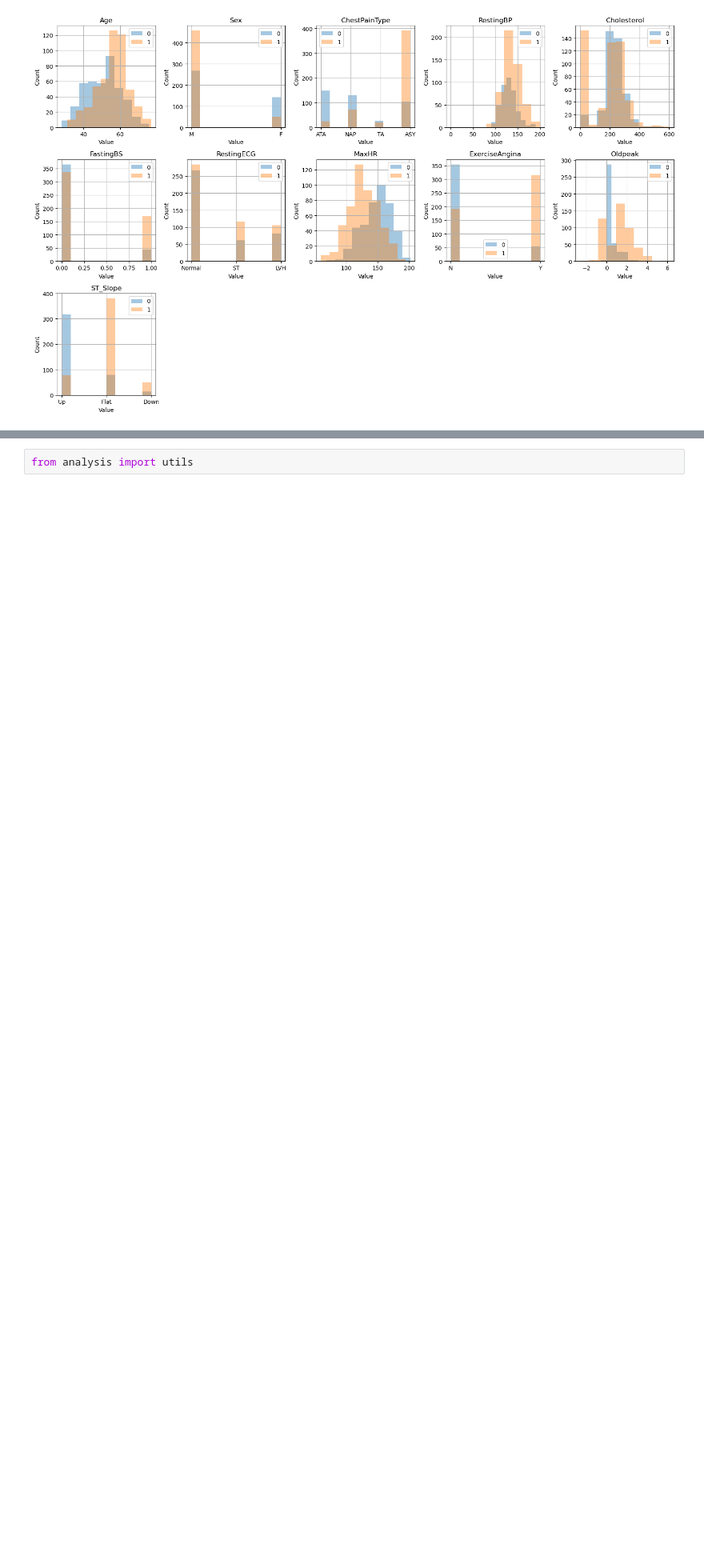
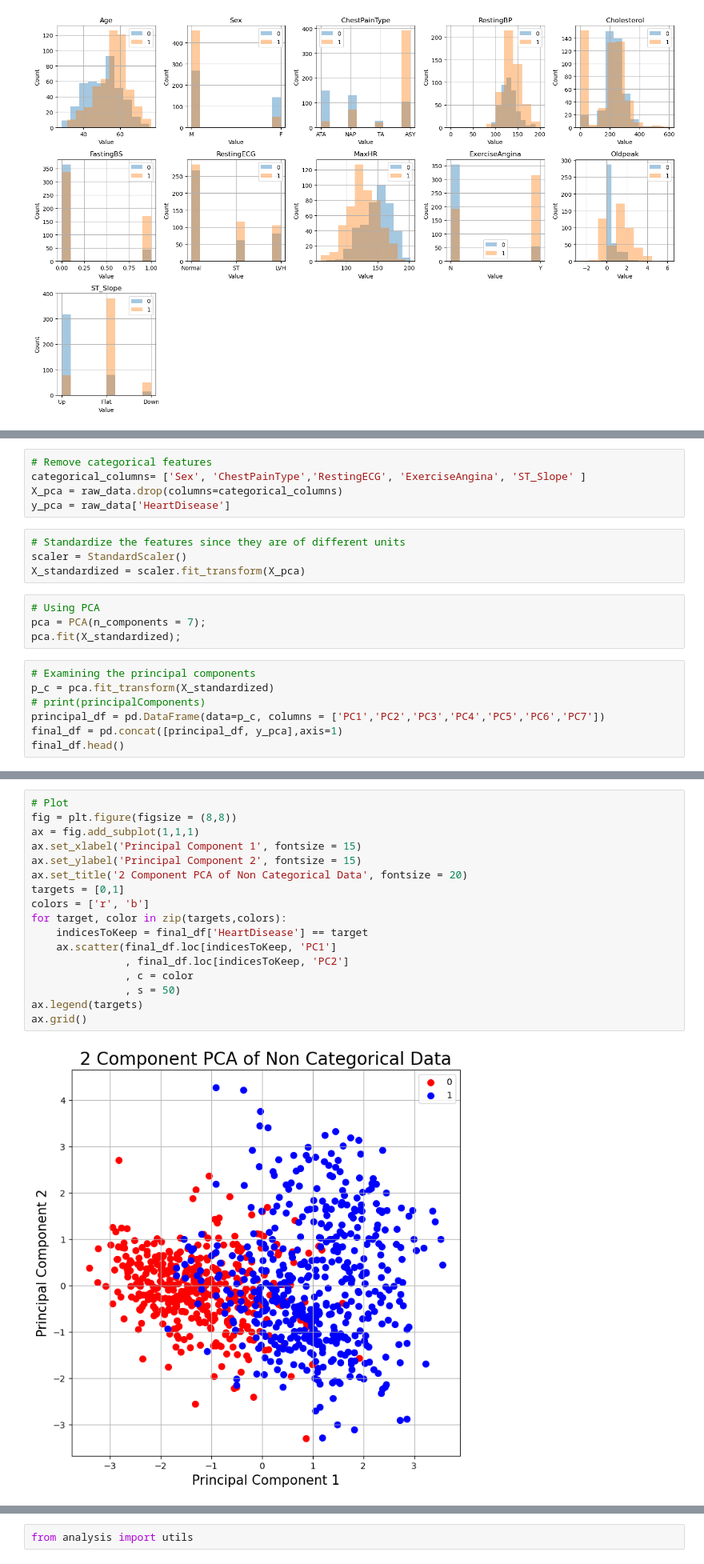
Before and after one commit to UCB-stat-159-s23/project-Group21, a Jupyter notebook: main.ipynb, the cells around one changed output, grey strips where cells are left out. Shown at 80% size. Drawn from its saved outputs; the diff is of its cells as text; blank space fills up the shorter version.

```diff
--- a/main.ipynb
+++ b/main.ipynb
@@ -86,0 +87,20 @@ Observing the class distribution, we observe that the features Age, Sex, MaxHR,
+# %%
+# Remove categorical features
+categorical_columns= ['Sex', 'ChestPainType','RestingECG', 'ExerciseAngina', 'ST_Slope' ]
+X_pca = raw_data.drop(columns=categorical_columns)
+y_pca = raw_data['HeartDisease']
+# %%
+# Standardize the features since they are of different units
+scaler = StandardScaler()
+X_standardized = scaler.fit_transform(X_pca)
+# %%
+# Using PCA
+pca = PCA(n_components = 7);
+pca.fit(X_standardized);
+# %%
+# Examining the principal components
+p_c = pca.fit_transform(X_standardized)
+# print(principalComponents)
+principal_df = pd.DataFrame(data=p_c, columns = ['PC1','PC2','PC3','PC4','PC5','PC6','PC7'])
+final_df = pd.concat([principal_df, y_pca],axis=1)
+final_df.head()
@@ -86,0 +114,19 @@ Observing the class distribution, we observe that the features Age, Sex, MaxHR,
+# %%
+# Plot
+fig = plt.figure(figsize = (8,8))
+ax = fig.add_subplot(1,1,1)
+ax.set_xlabel('Principal Component 1', fontsize = 15)
+ax.set_ylabel('Principal Component 2', fontsize = 15)
+ax.set_title('2 Component PCA of Non Categorical Data', fontsize = 20)
+targets = [0,1]
+colors = ['r', 'b']
+for target, color in zip(targets,colors):
+    indicesToKeep = final_df['HeartDisease'] == target
+    ax.scatter(final_df.loc[indicesToKeep, 'PC1']
+               , final_df.loc[indicesToKeep, 'PC2']
+               , c = color
+               , s = 50)
+ax.legend(targets)
+ax.grid()
+# %% [output]
+[figure, added]
```
Also changed, not shown: parts of 5 cells of this notebook, 1 other file.
